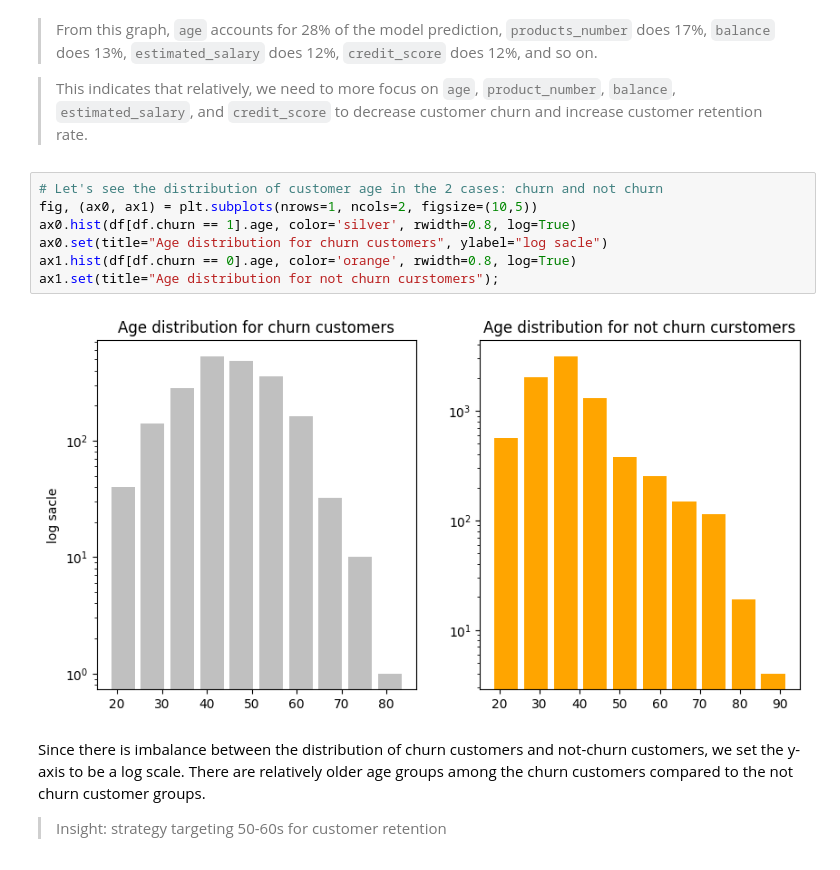
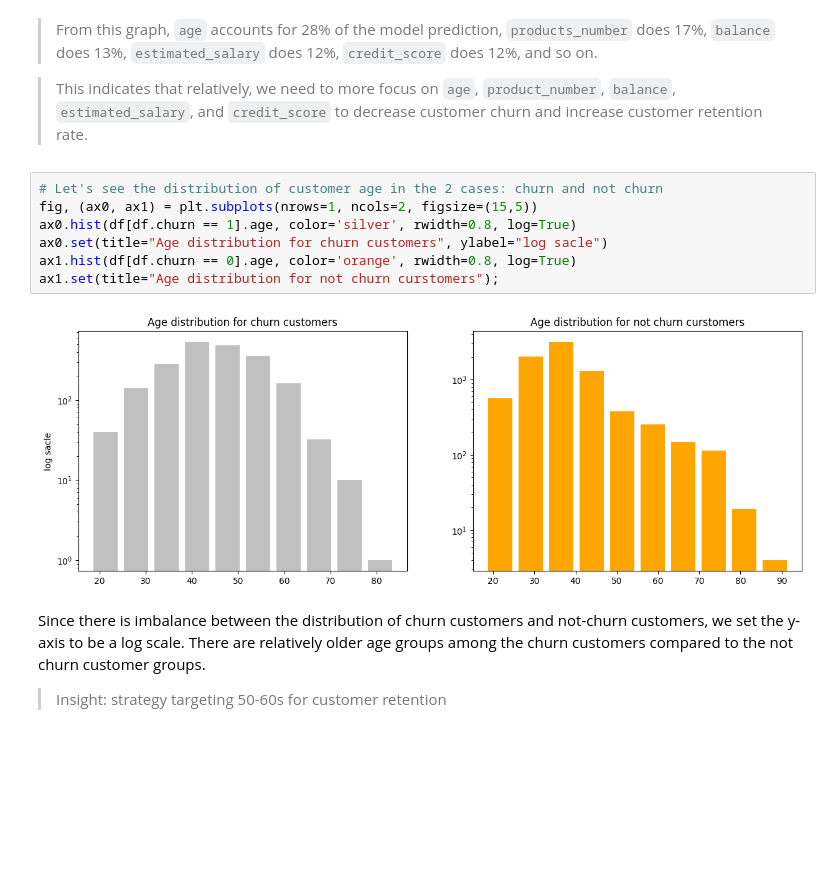
Before and after one commit to victoria-se/customer-churn, a Jupyter notebook: end-to-end-customer-churn-classification.ipynb, the cells around one changed output. Saved outputs shown, nothing was run; the diff lists cells and outputs as text; blank space fills up the shorter version.

Commit message:
modify some graphs

```diff
--- a/end-to-end-customer-churn-classification.ipynb
+++ b/end-to-end-customer-churn-classification.ipynb
@@ -775,13 +775,13 @@ plt.show()
 > This indicates that relatively, we need to more focus on `age`, `product_number`, `balance`, `estimated_salary`, and `credit_score` to decrease customer churn and increase customer retention rate.
 # %%
 # Let's see the distribution of customer age in the 2 cases: churn and not churn
-fig, (ax0, ax1) = plt.subplots(nrows=1, ncols=2, figsize=(10,5))
+fig, (ax0, ax1) = plt.subplots(nrows=1, ncols=2, figsize=(15,5))
 ax0.hist(df[df.churn == 1].age, color='silver', rwidth=0.8, log=True)
 ax0.set(title="Age distribution for churn customers", ylabel="log sacle")
 ax1.hist(df[df.churn == 0].age, color='orange', rwidth=0.8, log=True)
 ax1.set(title="Age distribution for not churn curstomers");
 # %% [output]
-[figure, old version]
+[figure, new version]
 # %% [markdown]
 Since there is imbalance between the distribution of churn customers and not-churn customers, we set the y-axis to be a log scale.
 There are relatively older age groups among the churn customers compared to the not churn customer groups.
```
Also changed, not shown: parts of 1 cell of this notebook.
